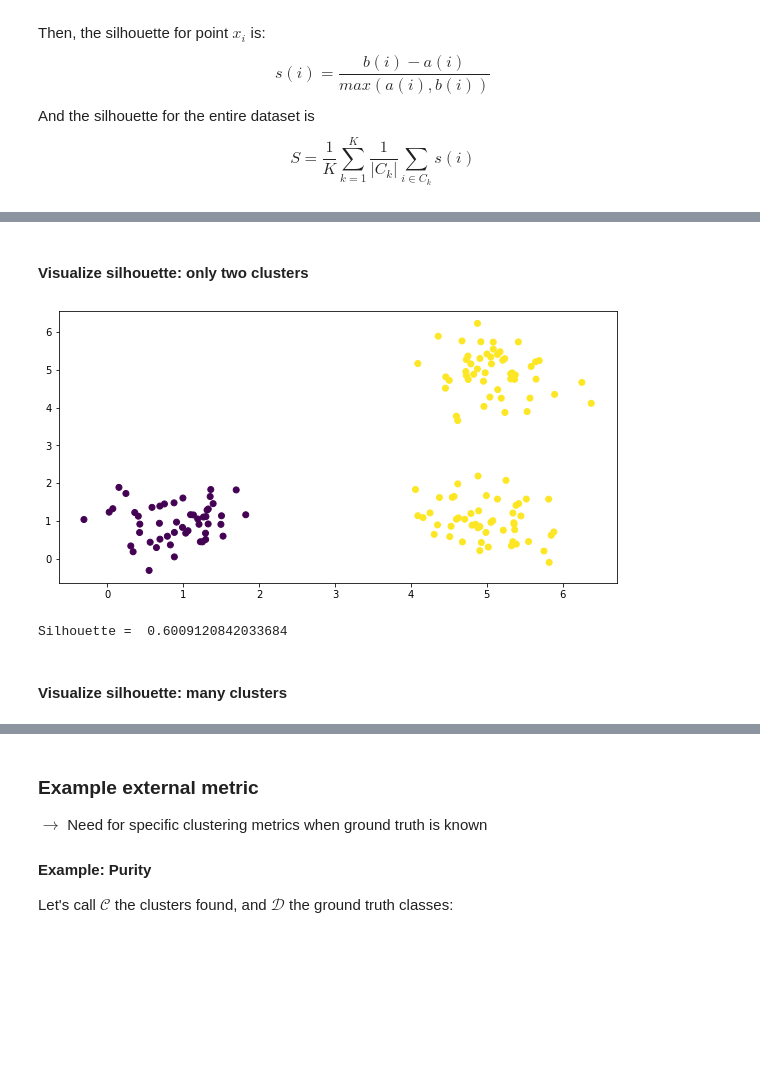
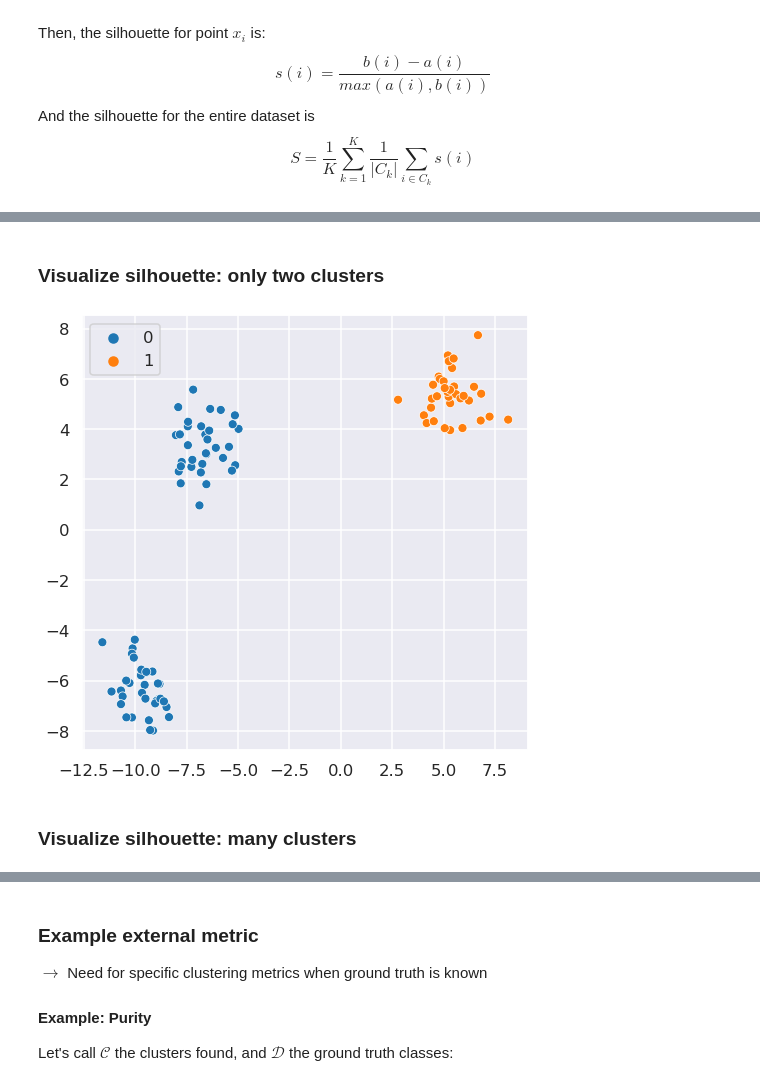
Before and after one commit to jorisguerin/clusteringLectures, a Jupyter notebook: Lectures/Slides_intro_clustering.ipynb, the cells around one changed output, grey strips where cells are left out. Saved outputs shown, nothing was run; the diff lists cells and outputs as text; code cells hidden in the pictures; blank space fills up the shorter version.

```diff
--- a/Lectures/Slides_intro_clustering.ipynb
+++ b/Lectures/Slides_intro_clustering.ipynb
@@ -51,5 +52,13 @@ Let's generate an unsupervised dataset in 2D, composed of three natural clusters
 # %%
 import numpy as np
 import matplotlib.pyplot as plt
+import seaborn as sns
+from sklearn.datasets import make_blobs
+
 %matplotlib inline
-plt.rcParams["figure.figsize"] = (10, 5)
+plt.rcParams["figure.figsize"] = (8, 8)
+sns.set_theme()
+sns.set_context("talk")
+
+n_points = 100
+data, labels = make_blobs(n_samples=n_points, n_features=2, centers=3, cluster_std=1, center_box=[-10,10])
@@ -56,11 +71,4 @@ plt.rcParams["figure.figsize"] = (10, 5)
 # %%
-means = [np.array([1, 1]), np.array([5, 5]), np.array([5, 1])]
-covariance = np.array([[0.25, 0], [0, 0.25]])
-n_points = 50
-
-data = [np.random.multivariate_normal(mean=means[i], cov=covariance, size=n_points) for i in range(3)]
-all_data = np.r_[data[0], data[1], data[2]]
-
-plt.scatter(all_data[:, 0], all_data[:,1])
+sns.scatterplot(x=data[:, 0], y=data[:, 1])
 plt.show()
 # %% [output]
@@ -149,14 +187,14 @@ Silhouette =  -0.05003287208355051
 # %% [markdown]
-#### Visualize silhouette: only two clusters
+### Visualize silhouette: only two clusters
 # %%
-twogroups_clusters = np.array([0] * n_points + [1] * 2 * n_points)
-plt.scatter(all_data[:, 0], all_data[:, 1], c=twogroups_clusters)
+from sklearn.cluster import KMeans
+
+twogroups_clusters = KMeans(2).fit_predict(data)
+
+sns.scatterplot(x=data[:, 0], y=data[:, 1], hue=twogroups_clusters, palette="tab10")
 plt.show()
-
-print("Silhouette = ", silhouette_score(all_data, twogroups_clusters))
 # %% [output]
-[figure, old version]
+[figure, new version]
-Silhouette =  0.6009120842033684
 # %% [markdown]
-#### Visualize silhouette: many clusters
+### Visualize silhouette: many clusters
 # %%
```
Also changed, not shown: parts of 32 cells of this notebook.
